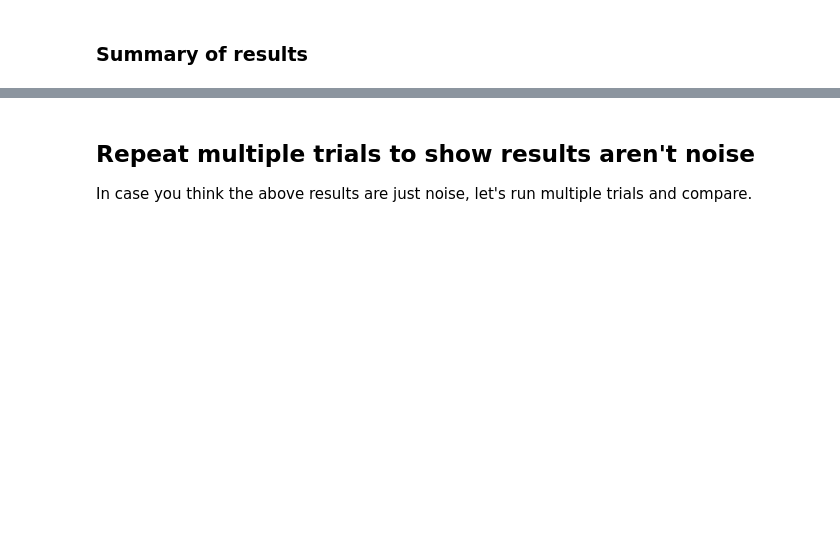
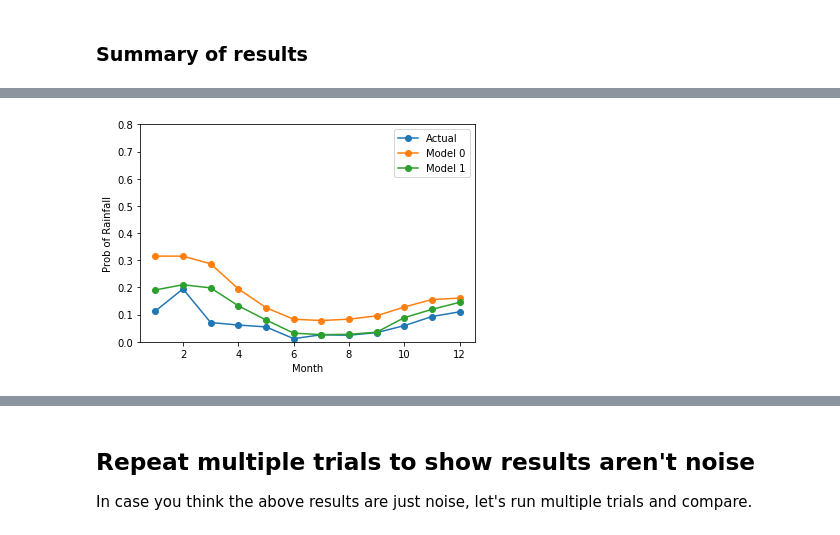
Before and after one commit to numeristical/resources, a Jupyter notebook: lecture_notebooks/LN200804_StructureBoost_Intro.ipynb, the cells around one changed output, grey strips where cells are left out. Drawn from its saved outputs; the diff is of its cells as text; code cells hidden in the pictures; blank space fills up the shorter version.

```diff
--- a/lecture_notebooks/LN200804_StructureBoost_Intro.ipynb
+++ b/lecture_notebooks/LN200804_StructureBoost_Intro.ipynb
@@ -606,0 +609,21 @@ CatBoost:  (County, Month categorical)       loss = 0.41914
+# %%
+## A function to graph and compare model results to actuals
+def compare_models_to_actual(model_list, target_county, rain_df):
+
+      small_mean_df = rain_df[rain_df.county==target_county]
+      plt.plot(small_mean_df.month, small_mean_df.prob_of_rain, '-o', label='Actual')
+      pred_df = pd.DataFrame()
+      pred_df['county'] = [target_county]*12
+      pred_df['month'] = np.arange(1,13)
+      for i,model in enumerate(model_list):
+        model_preds = model.predict_proba(pred_df)[:,1]
+        plt.plot(np.arange(1,13), model_preds, '-o', label='Model {}'.format(i))
+
+      plt.ylim([0,.8])
+      plt.xlabel('Month')
+      plt.ylabel('Prob of Rainfall')
+      plt.legend()
+# %%
+compare_models_to_actual([cb1, stboost_CA_2], 'Riverside', mean_by_mc_full)
+# %% [output]
+[figure, added]
```
Also changed, not shown: parts of 31 cells of this notebook.
